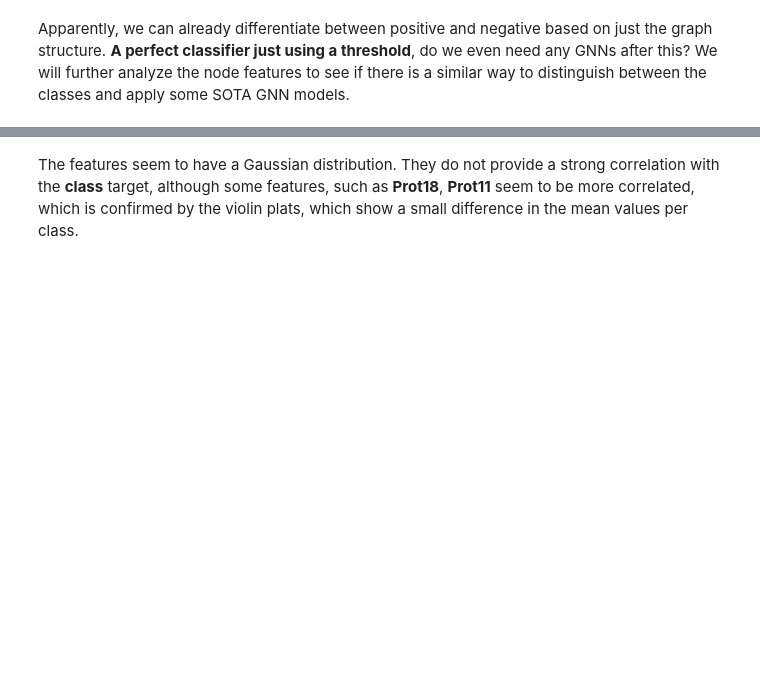
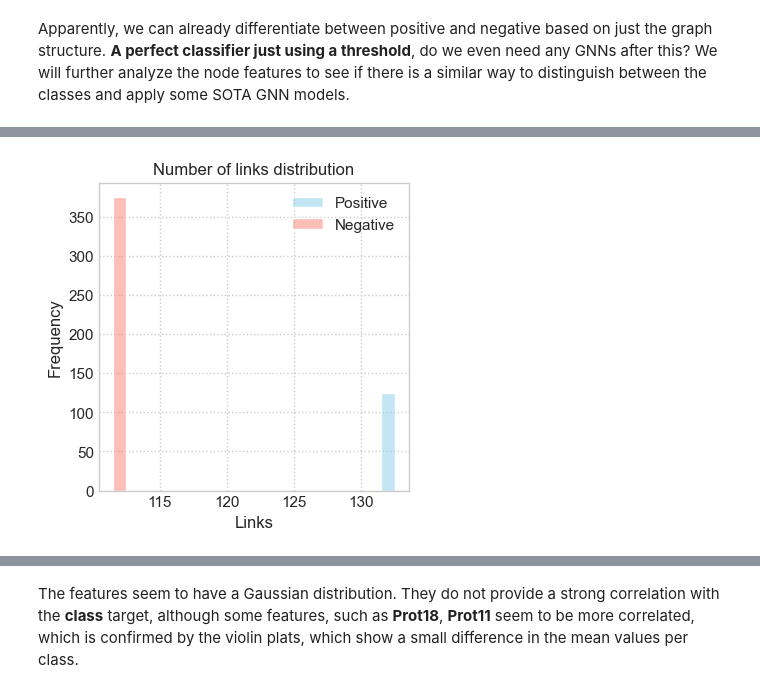
Before and after one commit to Bulbatronik/Exploring-GNN-for-Gaussian-Graphs, a Jupyter notebook: project.ipynb, the cells around one changed output, grey strips where cells are left out. Saved outputs shown, nothing was run; the diff lists cells and outputs as text; code cells hidden in the pictures; blank space fills up the shorter version.

```diff
--- a/project.ipynb
+++ b/project.ipynb
@@ -159,0 +196,18 @@ corr_mtrx = corr_mtrx(corr, save_path)
+# %%
+# Plot the distribution of the number of links per graph
+num_links_pos = np.count_nonzero(A, axis=(1, 2))[np.where(y==1)[0]]
+num_links_neg = np.count_nonzero(A, axis=(1, 2))[np.where(y==0)[0]]
+
+plt.style.use("seaborn-v0_8-whitegrid")
+fig, ax = plt.subplots(figsize=(4, 4))
+ax = histogram_classes(num_links_pos, num_links_neg, None, ax, kde=True)
+
+ax.set_title('Number of links distribution')
+ax.set_xlabel('Links')
+
+save_path = fig_path / 'Num_links_distr.png'
+if save_path is not None:
+    plt.savefig(save_path)
+plt.show()
+# %% [output]
+[figure, added]
```
Also changed, not shown: parts of 36 cells of this notebook, 11 other files.
